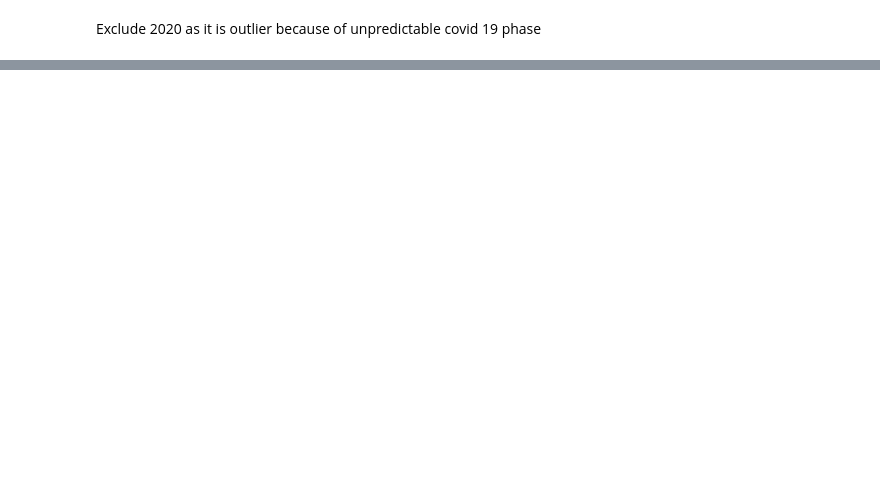
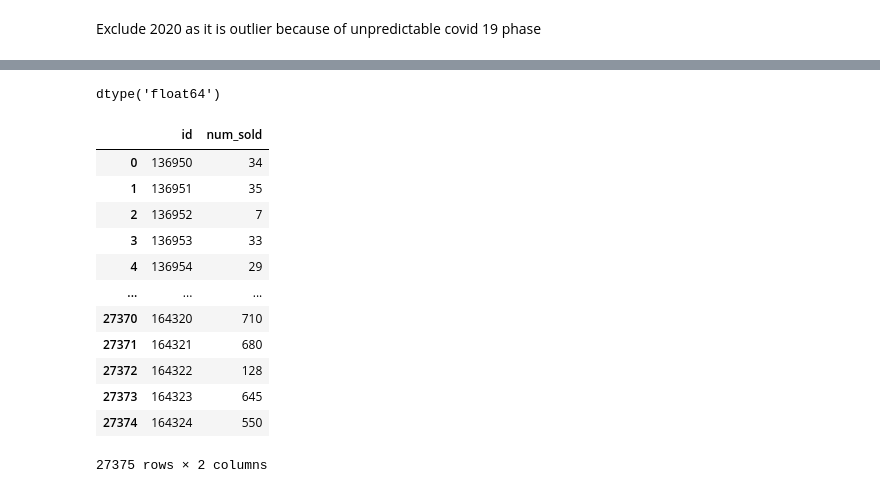
Before and after one commit to shadymag12/TimeSeriesPrediction, a Jupyter notebook: time-series-prediction-using-histboostregressor.ipynb, the cells around one changed output, grey strips where cells are left out. Drawn from its saved outputs; the diff is of its cells as text; code cells hidden in the pictures; blank space fills up the shorter version.

```diff
--- a/time-series-prediction-using-histboostregressor.ipynb
+++ b/time-series-prediction-using-histboostregressor.ipynb
@@ -281,0 +297,5 @@ NameError: name 'output' is not defined
+# %%
+temp_d= output.copy()
+# %%
+coef_df = 1/(temp_d.groupby('country')[['num_sold']].mean()/temp_d.groupby('country')[['num_sold']].mean().sum()/0.28)
+coef_df
@@ -282,3 +310,29 @@ NameError: name 'output' is not defined
+# %%
+temp_d['num_sold'] = temp_d.apply(lambda x: x['num_sold']*coef_df.iloc[0] if x['country']=='Argentina' else (
+x['num_sold']*coef_df.iloc[4] if x['country']=='Spain' else (x['num_sold']*coef_df.iloc[3] if x['country']=='Japan' else (
+x['num_sold']*coef_df.iloc[2] if x['country']=='Estonia' else x['num_sold']))), axis=1)
+# %%
+temp_d['num_sold'].dtype
+# %% [output]
+dtype('float64')
+# %%
+output['num_sold']=temp_d['num_sold'].astype(int)
+# %%
+output.drop('country',axis=1)
+# %% [output]
+|  | id | num_sold |
+| 0 | 136950 | 34 |
+| 1 | 136951 | 35 |
+| 2 | 136952 | 7 |
+| 3 | 136953 | 33 |
+| 4 | 136954 | 29 |
+| ... | ... | ... |
+| 27370 | 164320 | 710 |
+| 27371 | 164321 | 680 |
+| 27372 | 164322 | 128 |
+| 27373 | 164323 | 645 |
+| 27374 | 164324 | 550 |
+27375 rows × 2 columns
 # %%
 output.to_csv('submission.csv', index=False)
 print("Your submission was successfully saved!")
```
Also changed, not shown: parts of 14 cells of this notebook.
